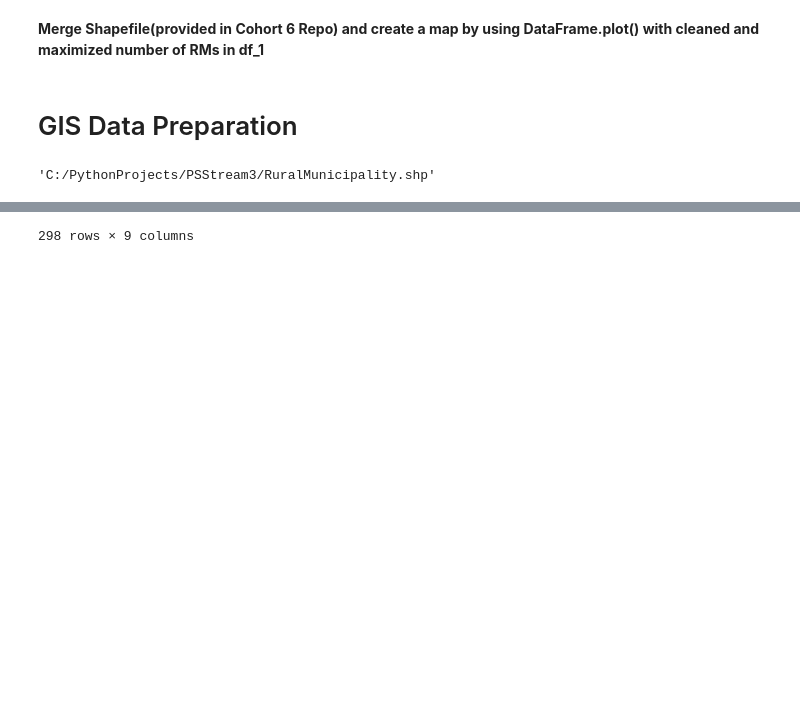
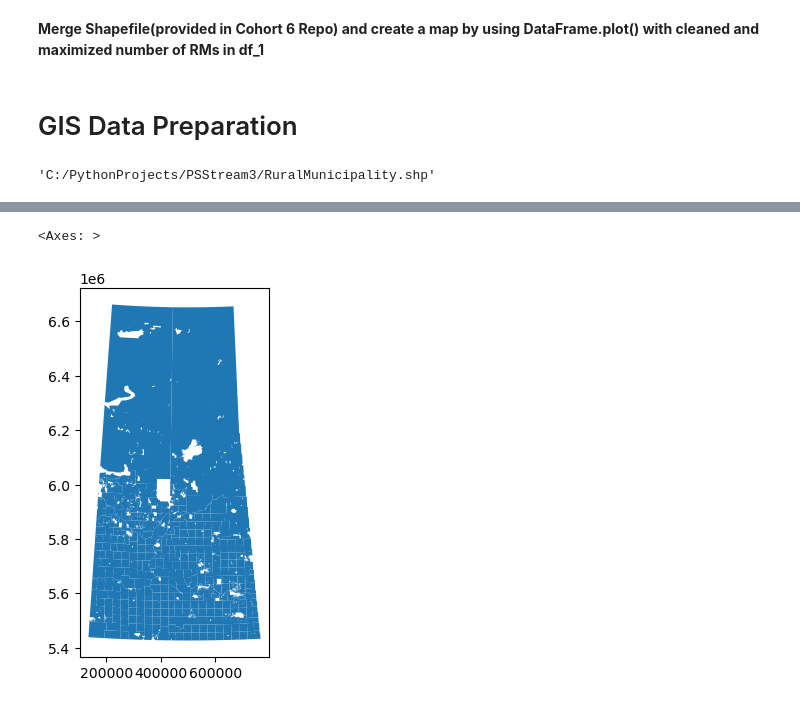
Before and after one commit to imranafsar/Palette_Cohort_6, a Jupyter notebook: Assignments/Assignment_1.ipynb, the cells around one changed output, grey strips where cells are left out. Saved outputs shown, nothing was run; the diff lists cells and outputs as text; code cells hidden in the pictures; blank space fills up the shorter version.

```diff
--- a/Assignments/Assignment_1.ipynb
+++ b/Assignments/Assignment_1.ipynb
@@ -124,6 +172,6 @@ directory_gis
 # Reading GIS Data
 gdf_rm=gpd.read_file(directory_gis)
 # %%
-#Print Shape file Attribite data
-gdf_rm
+#Print Shape file Geometry data
+gdf_rm.plot()
 # %% [output]
@@ -142 +178,2 @@ gdf_rm
-298 rows × 9 columns
+<Axes: >
+[figure, added]
```
Also changed, not shown: parts of 30 cells of this notebook.
